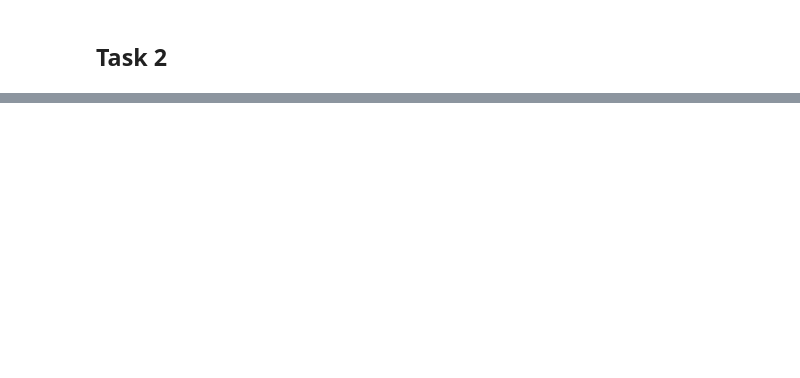
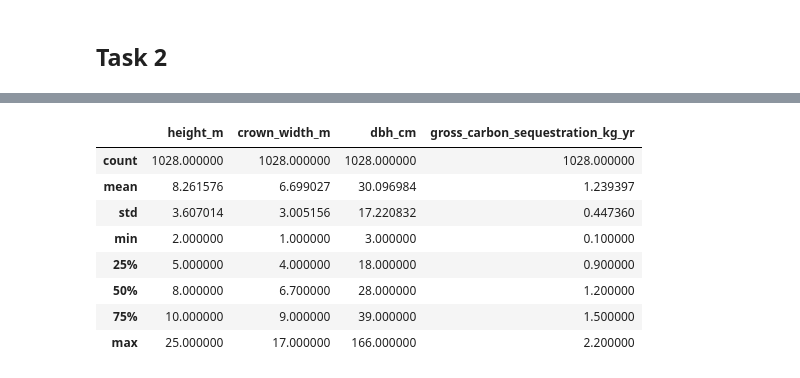
Before and after one commit to imperiale-m/data-visualization, a Jupyter notebook: data/data.ipynb, the cells around one changed output, grey strips where cells are left out. Saved outputs shown, nothing was run; the diff lists cells and outputs as text; code cells hidden in the pictures; blank space fills up the shorter version.

```diff
--- a/data/data.ipynb
+++ b/data/data.ipynb
@@ -144,0 +283,10 @@ task2.to_csv('task2.csv', index=False)
+# %%
+N = 6
+top6 = df.groupby('name')['name'].count().sort_values(ascending=False).reset_index(name='count')
+# task1_mean = df.groupby('name')['canopy_cover_m2'].mean().reset_index(name='mean_canopy_size')
+# t1 = task1.merge(task1_mean, on='name')
+# t1 = t1.round(2)
+top6_names = top6.head(N)['name']
+# %%
+top6_data = df[['name', 'height_m', 'crown_width_m', 'dbh_cm', 'gross_carbon_sequestration_kg_yr']]
+top6_data = top6_data[top6_data['name'].isin(top6_names)]
@@ -144,0 +295,5 @@ task2.to_csv('task2.csv', index=False)
+# %%
+# top6_data.sort_values(ascending=True, by='name').head()
+## CATEGORICAL SORTING
+top6_data['name'] = pd.Categorical(top6_data['name'], categories=top6_names)
+top6_data = top6_data.sort_values(by='name')
@@ -144,0 +311,12 @@ task2.to_csv('task2.csv', index=False)
+# %%
+top6_data[top6_data['name'] == 'Celtis australis'].describe()
+# %% [output]
+|  | height_m | crown_width_m | dbh_cm | gross_carbon_sequestration_kg_yr |
+| count | 1028.000000 | 1028.000000 | 1028.000000 | 1028.000000 |
+| mean | 8.261576 | 6.699027 | 30.096984 | 1.239397 |
+| std | 3.607014 | 3.005156 | 17.220832 | 0.447360 |
+| min | 2.000000 | 1.000000 | 3.000000 | 0.100000 |
+| 25% | 5.000000 | 4.000000 | 18.000000 | 0.900000 |
+| 50% | 8.000000 | 6.700000 | 28.000000 | 1.200000 |
+| 75% | 10.000000 | 9.000000 | 39.000000 | 1.500000 |
+| max | 25.000000 | 17.000000 | 166.000000 | 2.200000 |
```
Also changed, not shown: parts of 51 cells of this notebook, 6 other files.
